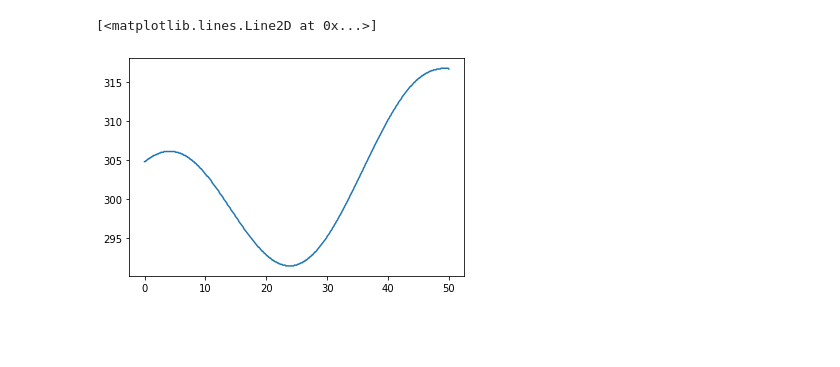
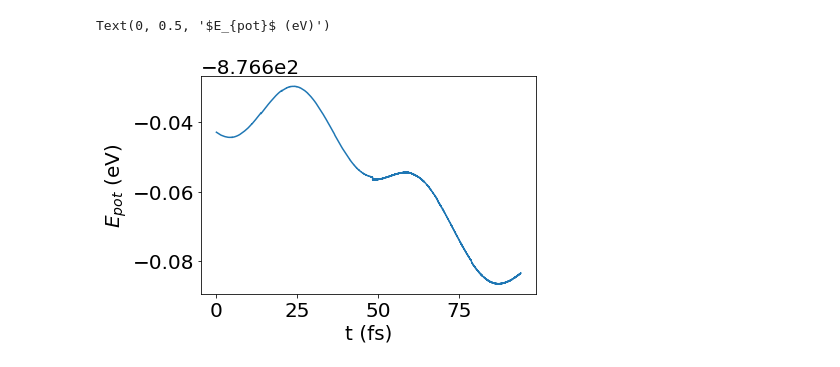
Before and after one commit to ferchault/APDFT, a Jupyter notebook: prototyping/apdft-ofdft-cpmd/MD_simulations/Si8_hc_NVE_ase.ipynb, the cells around one changed output. Cells and saved outputs as stored; diff of their text form; code cells hidden in the pictures; blank space fills up the shorter version.

```diff
--- a/prototyping/apdft-ofdft-cpmd/MD_simulations/Si8_hc_NVE_ase.ipynb
+++ b/prototyping/apdft-ofdft-cpmd/MD_simulations/Si8_hc_NVE_ase.ipynb
@@ -25,5 +25,9 @@ plt.plot(log[:,0]*1000, log[:,3])
-# %%
-plt.plot(log[:,0]*1000, log[:,4])
-# %% [output]
-[<matplotlib.lines.Line2D at 0x...>]
-[figure, removed]
+# %%
+plt.rcParams['font.size'] = 20
+fig, ax = plt.subplots(1,1)
+ax.plot(log[:,0]*1000, log[:,2])
+ax.set_xlabel('t (fs)')
+ax.set_ylabel('$E_{pot}$ (eV)')
+# %% [output]
+Text(0, 0.5, '$E_{pot}$ (eV)')
+[figure, added]
```
Also changed, not shown: parts of 8 cells of this notebook, 2 other files.
